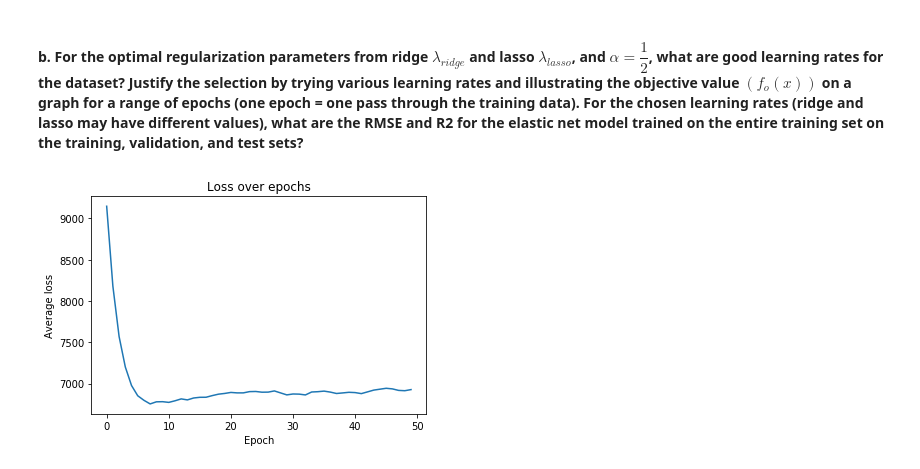
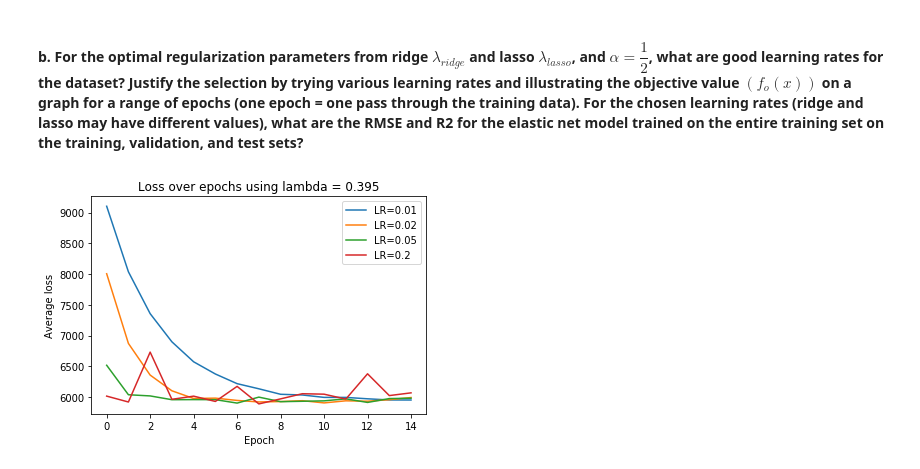
Before and after one commit to Leon-624/ML_HW, a Jupyter notebook: ML_HW1/ML_HW1_Linear_Reg.ipynb, the cells around one changed output. Cells and saved outputs as stored; diff of their text form; code cells hidden in the pictures.

```diff
--- a/ML_HW1/ML_HW1_Linear_Reg.ipynb
+++ b/ML_HW1/ML_HW1_Linear_Reg.ipynb
@@ -401,9 +403,10 @@ def calc_loss_w_elastic_net(X, y, W, lambda_, alpha):
 # %%
 # Define gradient for loss function w/ ridge regularization
-def calc_gradient_w_ridge(X, y, W, coef_ridge):
-    d_ridge = 2 * coef_ridge * W
+def calc_gradient_w_ridge(X, y, w, coef_ridge):
+    d_ridge = 2 * coef_ridge * w
     d_ridge[0] = 0    # Exclude intercept term from ridge regularization
-    return X.T.dot(X.dot(W) - y) / y.shape[0] + d_ridge
+    d = X.T.dot(X.dot(w) - y) / y.shape[0] + d_ridge
+    return d
 # %%
 # Define proximal operator for lasso
 def calc_proximal_w_lasso(V, coef_lasso, learning_rate):
@@ -420,7 +423,7 @@ def calc_proximal_w_lasso(V, coef_lasso, learning_rate):
 # %%
 # Define gradient descent for elastic net
 # Assume X has intercept column and is standardized
-def train_w_elastic_net(X, y, W, lambda_, alpha, learning_rate, batch_size, epochs, track_loss):
+def train_w_elastic_net(X, y, w, lambda_, alpha, learning_rate, batch_size, epochs, track_loss):
     coef_ridge = lambda_ * alpha
     coef_lasso = lambda_ * (1 - alpha)
     losses = []
@@ -431,12 +434,12 @@ def train_w_elastic_net(X, y, W, lambda_, alpha, learning_rate, batch_size, epoc
         for i in range(0, y.shape[0], batch_size):
             X_tmp = X_copy[i:i+batch_size]
             y_tmp = y[i:i+batch_size]
-            W = W - learning_rate * calc_gradient_w_ridge(X_tmp, y_tmp, W, coef_ridge)
-            w_intercept = W[0]    # Exclude intercept term from lasso regularization
-            W = calc_proximal_w_lasso(W, coef_lasso, learning_rate)
-            W[0] = w_intercept
+            w = w - learning_rate * calc_gradient_w_ridge(X_tmp, y_tmp, w, coef_ridge)
+            w_intercept = w[0]    # Exclude intercept term from lasso regularization
+            w = calc_proximal_w_lasso(w, coef_lasso, learning_rate)
+            w[0] = w_intercept
         if track_loss:
-            losses.append(calc_loss_w_elastic_net(X, y, W, lambda_, alpha))
+            losses.append(calc_loss_w_elastic_net(X, y, w, lambda_, alpha))
 
     if track_loss:
         return losses
@@ -448,22 +451,23 @@ X_train_itcpt = np.hstack((np.ones((X_train.shape[0], 1)), X_train))
 X_valid_itcpt = np.hstack((np.ones((X_valid.shape[0], 1)), X_valid))
 X_test_itcpt = np.hstack((np.ones((X_test.shape[0], 1)), X_test))
 # %%
-# Try learning rates with lambda from ridge
-W = np.random.rand(X_train_itcpt.shape[1])
-alpha = 1
-lambda_ = 0.1
-learning_rates = [0.01]
+# Try learning rates with optimal lambda of ridge
+w = np.random.rand(X_train_itcpt.shape[1])
+alpha = 0.5
+lambda_ = 0.395
+learning_rates = [0.01, 0.02, 0.05, 0.2]
 batch_size = 500
-epochs = 50
-losses_w_learning_rate = [train_w_elastic_net(X_train_itcpt, y_train, W, lambda_, alpha, learning_rate, batch_size, epochs, True)
+epochs = 15
+losses_w_learning_rate = [train_w_elastic_net(X_train_itcpt, y_train, w, lambda_, alpha, learning_rate, batch_size, epochs, True)
                          for learning_rate in learning_rates]
 
 ax = plt.gca()
-ax.plot(list(range(epochs)), losses_w_learning_rate[0])
+lineObjects_ridge_lambda = ax.plot(list(range(epochs)), np.array(losses_w_learning_rate).T)
 plt.xlabel('Epoch')
 plt.ylabel('Average loss')
-plt.title('Loss over epochs')
+plt.title('Loss over epochs using lambda = 0.395')
+ax.legend(lineObjects_ridge_lambda, ['LR=0.01', 'LR=0.02', 'LR=0.05', 'LR=0.2'])
 
 plt.show()
 # %% [output]
-[figure, old version]
+[figure, new version]
```
Also changed, not shown: parts of 21 cells of this notebook.
